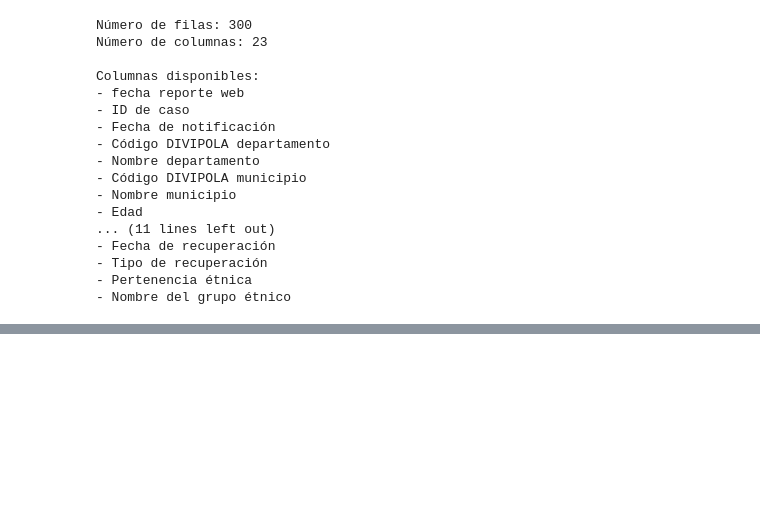
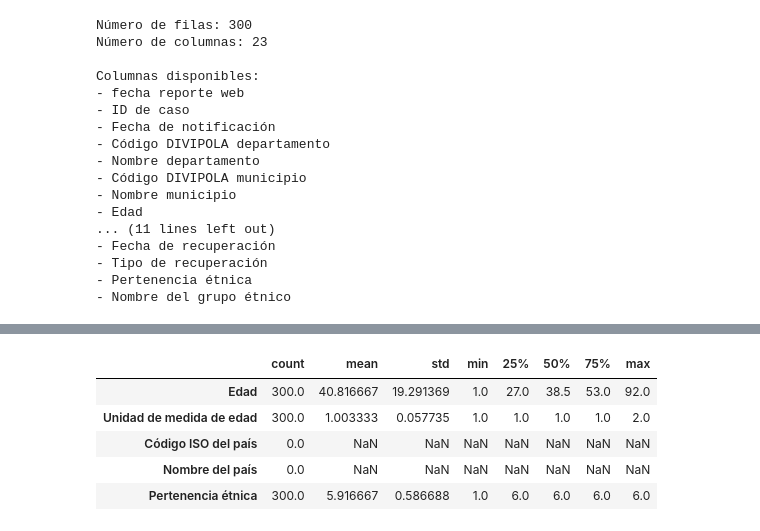
Before and after one commit to asegura4488/EDCO_IntroCienciaDatos, a Jupyter notebook: Semana3/Pandas_EstudioExploratorio.ipynb, the cells around one changed output, grey strips where cells are left out. Drawn from its saved outputs; the diff is of its cells as text; code cells hidden in the pictures; blank space fills up the shorter version.

```diff
--- a/Semana3/Pandas_EstudioExploratorio.ipynb
+++ b/Semana3/Pandas_EstudioExploratorio.ipynb
@@ -78,0 +100,10 @@ Columnas disponibles:
+# %%
+# Miremos las variables numericas
+df.describe().T
+# %% [output]
+|  | count | mean | std | min | 25% | 50% | 75% | max |
+| Edad | 300.0 | 40.816667 | 19.291369 | 1.0 | 27.0 | 38.5 | 53.0 | 92.0 |
+| Unidad de medida de edad | 300.0 | 1.003333 | 0.057735 | 1.0 | 1.0 | 1.0 | 1.0 | 2.0 |
+| Código ISO del país | 0.0 | NaN | NaN | NaN | NaN | NaN | NaN | NaN |
+| Nombre del país | 0.0 | NaN | NaN | NaN | NaN | NaN | NaN | NaN |
+| Pertenencia étnica | 300.0 | 5.916667 | 0.586688 | 1.0 | 6.0 | 6.0 | 6.0 | 6.0 |
```
Also changed, not shown: parts of 8 cells of this notebook.
